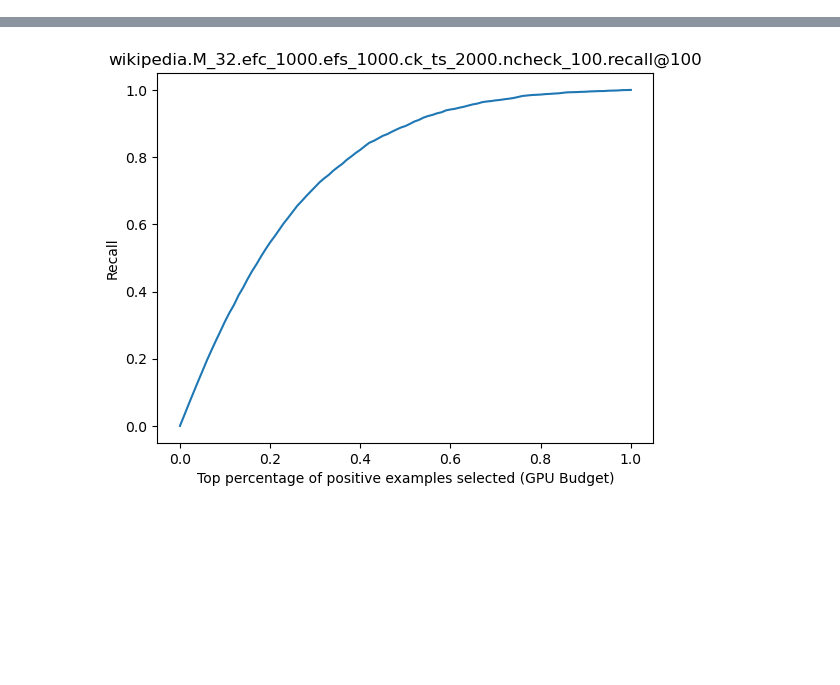
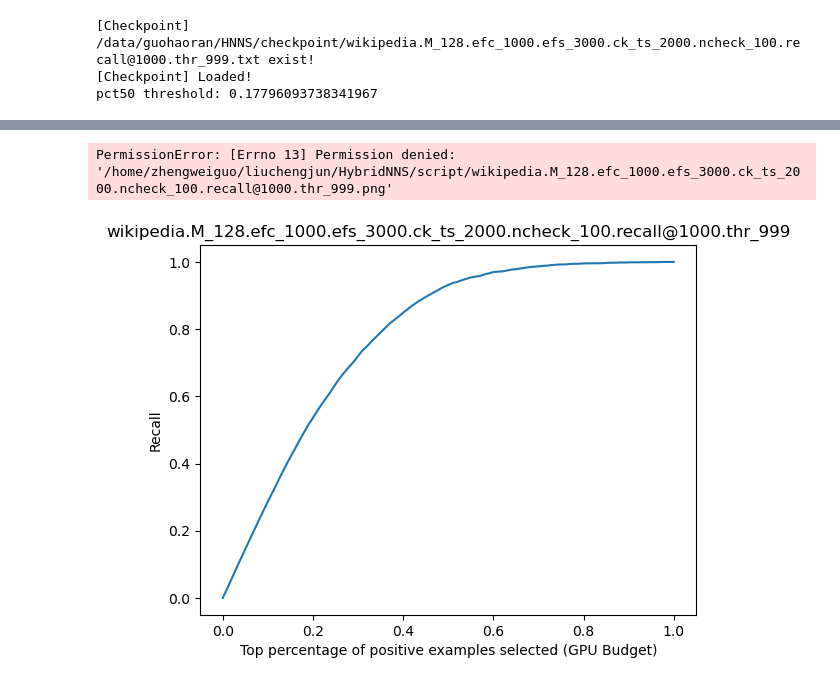
Before and after one commit to lcj2021/QDNNS, a Jupyter notebook: script/lightgbm.ipynb, the cells around one changed output, grey strips where cells are left out. Drawn from its saved outputs; the diff is of its cells as text; code cells hidden in the pictures; blank space fills up the shorter version.

Commit message:
[feat & refactor] some plots & config for HNNS & remove heap

```diff
--- a/script/lightgbm.ipynb
+++ b/script/lightgbm.ipynb
@@ -68,14 +49,33 @@ You can set `force_col_wise=true` to remove the overhead.
+# %%
+if os.path.exists(checkpoint_path):
+    print(f'[Checkpoint] {checkpoint_path} exist!')
+    gbm = lgb.Booster(model_file = checkpoint_path)
+    print('[Checkpoint] Loaded!')
+else:
+    print(f'[Checkpoint] {checkpoint_path} not exist!')
+    print('[Checkpoint] Training!')
+    gbm = lgb.train(params, lgb.Dataset(train_feature, label=train_label))
+    gbm.save_model(checkpoint_path)
+    print('[Checkpoint] Done!')
+
+train_pred = gbm.predict(train_feature)
+pct50 = np.median(train_pred)
+print(f'pct50 threshold: {pct50}')
+# %% [output]
+[Checkpoint] /data/guohaoran/HNNS/checkpoint/wikipedia.M_128.efc_1000.efs_3000.ck_ts_2000.ncheck_100.recall@1000.thr_999.txt exist!
+[Checkpoint] Loaded!
+pct50 threshold: 0.17796093738341967
 # %%
 from sklearn.metrics import recall_score
 import time
-start = time.time()
-label_pred = gbm.predict(test_feature)
-end = time.time()
-
 import numpy as np
 from sklearn.metrics import recall_score
 import matplotlib.pyplot as plt
 from scipy.integrate import trapezoid as trapz
+
+start = time.time()
+label_pred = gbm.predict(test_feature)
+end = time.time()
 
 def recall_curve(test_label, label_pred):
     n = len(label_pred)
@@ -98,17 +98,51 @@ step = 2
 for p in range(0, 100 + step, step):
     fail = total_true_label * (1 - recalls[p])
     success = len(test_label) - fail
-    overall_recall = (success * 1.000 + fail * 0.98) / len(test_label)
-    print(f'{p}%->bruteforce | predict recall: {recalls[p]:4f} | overall recall: {overall_recall:6f}')
+    overall_recall = (success * 1.000 + fail * 0.997) / len(test_label)
+    # print(f'{p}%->bruteforce | predict recall: {recalls[p]:4f} | overall recall: {overall_recall:6f}')
 
 plt.plot(percentages, recalls)
 plt.xlabel("Top percentage of positive examples selected (GPU Budget)")
 plt.ylabel("Recall")
-
-plt.title(f'{dataset}.M_{M}.efc_{efc}.efs_{efs}.ck_ts_{ck_ts}.ncheck_100.recall@{k}')
-plt.savefig(f'{dataset}.M_{M}.efc_{efc}.efs_{efs}.ck_ts_{ck_ts}.ncheck_100.recall@{k}.png')
+fig_path = f'{prefix}.thr_{threshold}'
+plt.title(fig_path)
+plt.savefig(fig_path + '.png', dpi=300)
 plt.show()
 
-# recall = recall_score(test_label, label_pred.round())
-# print("Recall:", recall)
+train_recall_number_mn = np.min(train_recall_number)
+hist, bins = np.histogram(train_recall_number, bins = range(0, 1000 + 1))
+plt.bar(bins[: -1], hist, width = 1)
+plt.xlabel('train_recall_number')
+plt.xlim([train_recall_number_mn - 10, 1000])
+plt.ylim(0.1)
+plt.yscale('log')
+plt.ylabel('Frequency')
+plt.title('Frequency Distribution of train_recall_number')
+print(f'train_recall_number_mn: {train_recall_number_mn}')
+fig_path = f'{prefix}.recall_hist'
+plt.savefig(fig_path + '.png', dpi=300)
+plt.show()
+
+plt.clf()
+# plt.scatter(x = train_recall_number, y = train_comps, s=1)
+train_comps = train_comps[train_recall_number >= 950]
+train_recall_number = train_recall_number[train_recall_number >= 950]
+heatmap, xedges, yedges = np.histogram2d(train_recall_number, train_comps, bins=50)
+heatmap = np.log(heatmap + 1)
+
+plt.imshow(heatmap.T, origin = 'lower', extent = [xedges[0], xedges[-1], yedges[0], yedges[-1]], aspect = 'auto', cmap = 'viridis')
+
+plt.xlabel('train_recall_number')
+plt.ylabel('train_comps')
+# plt.xscale('log')
+# plt.xlim([990, 1000])
+ax = plt.gca()
+ax.invert_xaxis()
+plt.title('Scatter Plot of train_recall_number vs train_comps')
+plt.colorbar()
+fig_path = f'{prefix}.Comp_R'
+plt.savefig(fig_path + '.png', dpi=300)
+plt.show()
+for R in range(950, 1001):
+    print(f'avg comparison for {R/1000}: {np.mean(train_comps[train_recall_number == R]):.2f}')
 # %% [output]
@@ -132 +150,2 @@ Area Under the Curve (AUC): 0.7702974983096686
+PermissionError: [Errno 13] Permission denied: '/home/zhengweiguo/liuchengjun/HybridNNS/script/wikipedia.M_128.efc_1000.efs_3000.ck_ts_2000.ncheck_100.recall@1000.thr_999.png'
-[figure, old version]
+[figure, new version]
```
Also changed, not shown: parts of 3 cells of this notebook, 9 other files.
